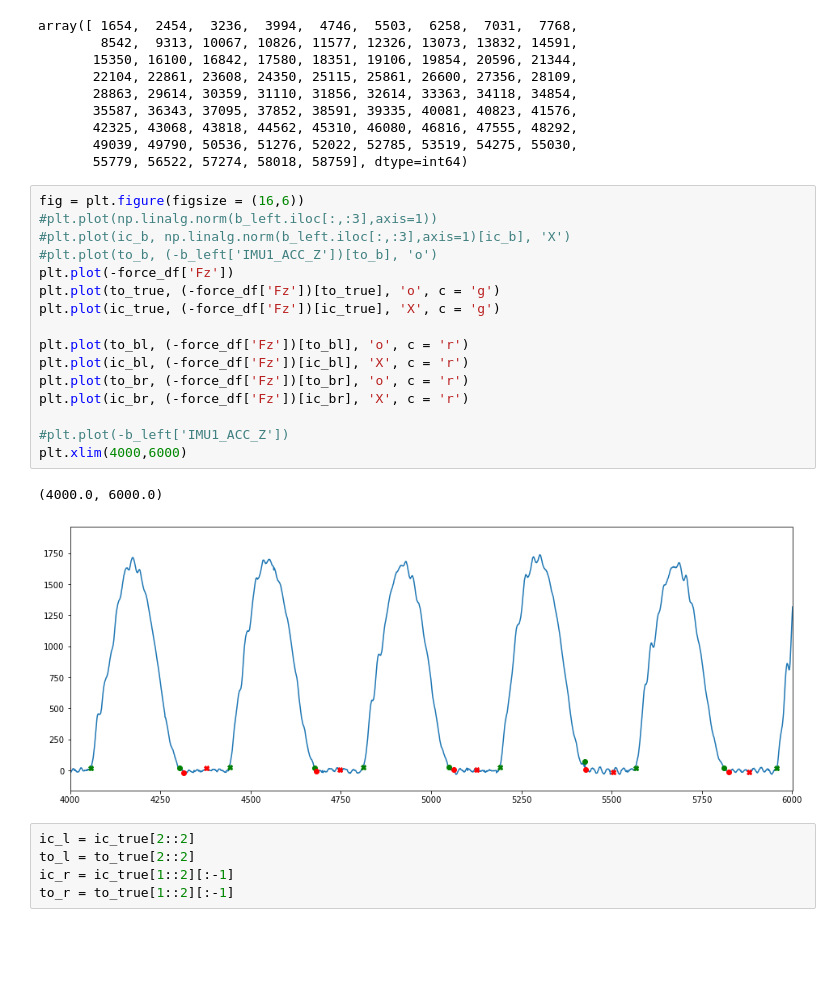
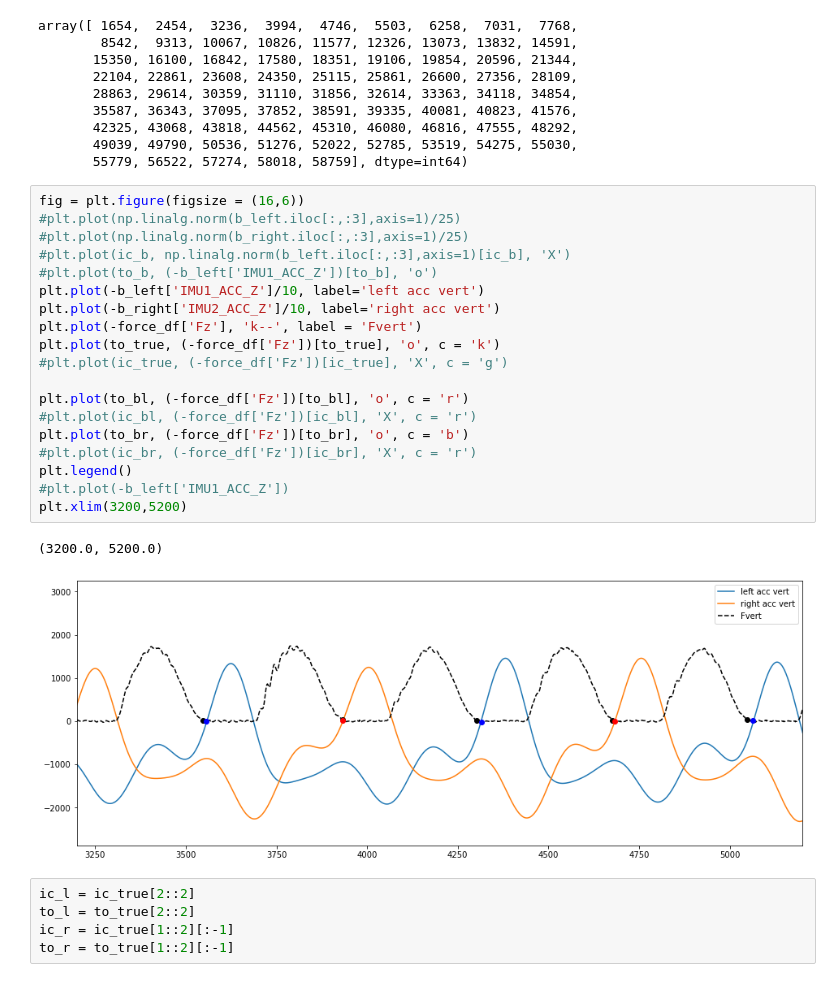
Before and after one commit to luceskywalker/TexSense, a Jupyter notebook: study1/jupyter/imu_events_lit/imu_events_lit.ipynb, the cells around one changed output. Saved outputs shown, nothing was run; the diff lists cells and outputs as text; blank space fills up the shorter version.

```diff
--- a/study1/jupyter/imu_events_lit/imu_events_lit.ipynb
+++ b/study1/jupyter/imu_events_lit/imu_events_lit.ipynb
@@ -170,23 +170,26 @@ array([ 1654,  2454,  3236,  3994,  4746,  5503,  6258,  7031,  7768,
        55779, 56522, 57274, 58018, 58759], dtype=int64)
 # %%
 fig = plt.figure(figsize = (16,6))
-#plt.plot(np.linalg.norm(b_left.iloc[:,:3],axis=1))
+#plt.plot(np.linalg.norm(b_left.iloc[:,:3],axis=1)/25)
+#plt.plot(np.linalg.norm(b_right.iloc[:,:3],axis=1)/25)
 #plt.plot(ic_b, np.linalg.norm(b_left.iloc[:,:3],axis=1)[ic_b], 'X')
 #plt.plot(to_b, (-b_left['IMU1_ACC_Z'])[to_b], 'o')
-plt.plot(-force_df['Fz'])
-plt.plot(to_true, (-force_df['Fz'])[to_true], 'o', c = 'g')
-plt.plot(ic_true, (-force_df['Fz'])[ic_true], 'X', c = 'g')
+plt.plot(-b_left['IMU1_ACC_Z']/10, label='left acc vert')
+plt.plot(-b_right['IMU2_ACC_Z']/10, label='right acc vert')
+plt.plot(-force_df['Fz'], 'k--', label = 'Fvert')
+plt.plot(to_true, (-force_df['Fz'])[to_true], 'o', c = 'k')
+#plt.plot(ic_true, (-force_df['Fz'])[ic_true], 'X', c = 'g')
 
 plt.plot(to_bl, (-force_df['Fz'])[to_bl], 'o', c = 'r')
-plt.plot(ic_bl, (-force_df['Fz'])[ic_bl], 'X', c = 'r')
-plt.plot(to_br, (-force_df['Fz'])[to_br], 'o', c = 'r')
-plt.plot(ic_br, (-force_df['Fz'])[ic_br], 'X', c = 'r')
-
+#plt.plot(ic_bl, (-force_df['Fz'])[ic_bl], 'X', c = 'r')
+plt.plot(to_br, (-force_df['Fz'])[to_br], 'o', c = 'b')
+#plt.plot(ic_br, (-force_df['Fz'])[ic_br], 'X', c = 'r')
+plt.legend()
 #plt.plot(-b_left['IMU1_ACC_Z'])
-plt.xlim(4000,6000)
+plt.xlim(3200,5200)
 # %% [output]
-(4000.0, 6000.0)
+(3200.0, 5200.0)
-[figure, old version]
+[figure, new version]
 # %%
 ic_l = ic_true[2::2]
 to_l = to_true[2::2]
```
Also changed, not shown: parts of 1 cell of this notebook, 4 other files.
